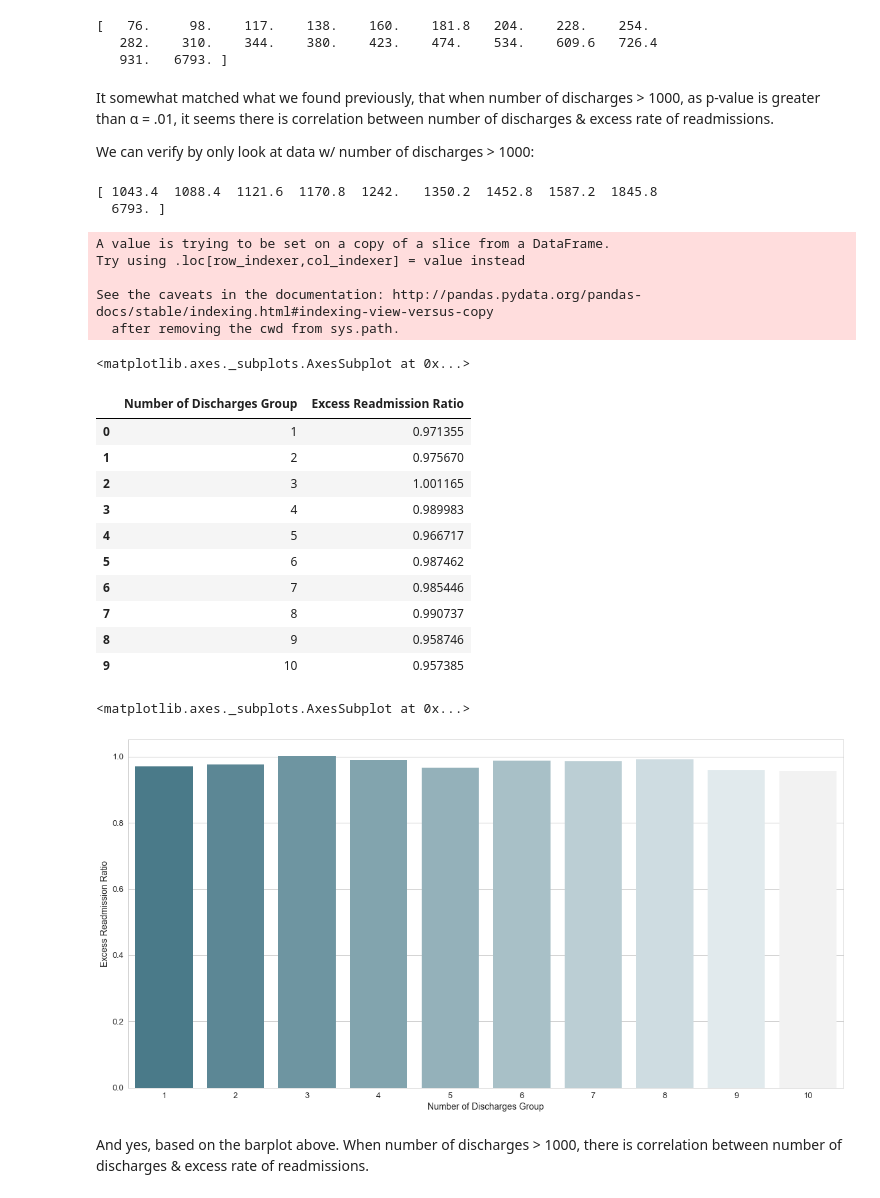
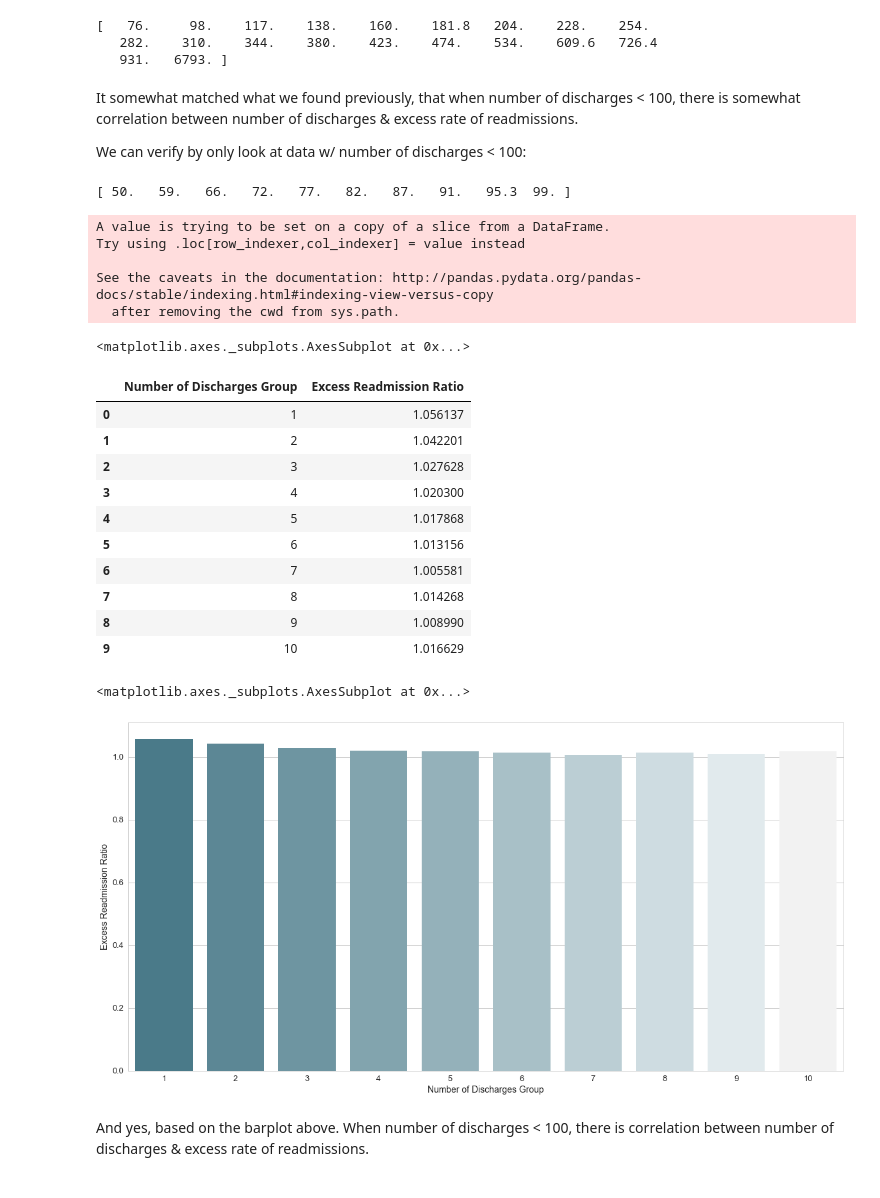
Before and after one commit to nicolechao/springboard-data-science, a Jupyter notebook: Mini Projects and Exercises/EDA Hospital Readmit/sliderule_dsi_inferential_statistics_exercise_3.ipynb, the cells around one changed output. Saved outputs shown, nothing was run; the diff lists cells and outputs as text; code cells hidden in the pictures.

```diff
--- a/Mini Projects and Exercises/EDA Hospital Readmit/sliderule_dsi_inferential_statistics_exercise_3.ipynb
+++ b/Mini Projects and Exercises/EDA Hospital Readmit/sliderule_dsi_inferential_statistics_exercise_3.ipynb
@@ -399,18 +440,17 @@ print(pct)
    282.    310.    344.    380.    423.    474.    534.    609.6   726.4
    931.   6793. ]
 # %% [markdown]
-It somewhat matched what we found previously, that when number of discharges > 1000, as p-value is greater than  α  = .01, it seems there is correlation between number of discharges & excess rate of readmissions.
+It somewhat matched what we found previously, that when number of discharges < 100, there is somewhat correlation between number of discharges & excess rate of readmissions.
 
-We can verify by only look at data w/ number of discharges > 1000:
+We can verify by only look at data w/ number of discharges < 100:
 # %%
-pct = np.percentile(sorted(df_more_than_1000['Number of Discharges']), range(10, 110, 10))
+pct = np.percentile(sorted(df_less_than_100['Number of Discharges']), range(10, 110, 10))
 print(pct)
 
-df_more_than_1000['Number of Discharges Group'] = df_more_than_1000['Number of Discharges'].apply(group_by_n_discharges)
-sns.violinplot(x = 'Number of Discharges Group', y = 'Excess Readmission Ratio', data = df_more_than_1000, ax = ax)
+df_less_than_100['Number of Discharges Group'] = df_less_than_100['Number of Discharges'].apply(group_by_n_discharges)
+sns.violinplot(x = 'Number of Discharges Group', y = 'Excess Readmission Ratio', data = df_less_than_100, ax = ax)
 # %% [output]
-[ 1043.4  1088.4  1121.6  1170.8  1242.   1350.2  1452.8  1587.2  1845.8
-  6793. ]
+[ 50.   59.   66.   72.   77.   82.   87.   91.   95.3  99. ]
 A value is trying to be set on a copy of a slice from a DataFrame.
 Try using .loc[row_indexer,col_indexer] = value instead
 
@@ -418,28 +458,28 @@ See the caveats in the documentation: http://pandas.pydata.org/pandas-docs/stabl
   after removing the cwd from sys.path.
 <matplotlib.axes._subplots.AxesSubplot at 0x...>
 # %%
-df_more_than_1000_grouped = df_more_than_1000.groupby('Number of Discharges Group').aggregate(np.mean).reset_index()
-df_more_than_1000_grouped[['Number of Discharges Group', 'Excess Readmission Ratio']]
+df_less_than_100_grouped = df_less_than_100.groupby('Number of Discharges Group').aggregate(np.mean).reset_index()
+df_less_than_100_grouped[['Number of Discharges Group', 'Excess Readmission Ratio']]
 # %% [output]
 |  | Number of Discharges Group | Excess Readmission Ratio |
-| 0 | 1 | 0.971355 |
-| 1 | 2 | 0.975670 |
-| 2 | 3 | 1.001165 |
-| 3 | 4 | 0.989983 |
-| 4 | 5 | 0.966717 |
-| 5 | 6 | 0.987462 |
-| 6 | 7 | 0.985446 |
-| 7 | 8 | 0.990737 |
-| 8 | 9 | 0.958746 |
-| 9 | 10 | 0.957385 |
+| 0 | 1 | 1.056137 |
+| 1 | 2 | 1.042201 |
+| 2 | 3 | 1.027628 |
+| 3 | 4 | 1.020300 |
+| 4 | 5 | 1.017868 |
+| 5 | 6 | 1.013156 |
+| 6 | 7 | 1.005581 |
+| 7 | 8 | 1.014268 |
+| 8 | 9 | 1.008990 |
+| 9 | 10 | 1.016629 |
 # %%
 ax = get_sub_plot()
-sns.barplot(x = 'Number of Discharges Group', y = 'Excess Readmission Ratio', data = df_more_than_1000_grouped, ax = ax)
+sns.barplot(x = 'Number of Discharges Group', y = 'Excess Readmission Ratio', data = df_less_than_100_grouped, ax = ax)
 # %% [output]
 <matplotlib.axes._subplots.AxesSubplot at 0x...>
-[figure, old version]
+[figure, new version]
 # %% [markdown]
-And yes, based on the barplot above. When number of discharges > 1000, there is correlation between number of discharges & excess rate of readmissions.
+And yes, based on the barplot above. When number of discharges < 100, there is correlation between number of discharges & excess rate of readmissions.
 # %% [markdown]
 So let's revisit the 1st question:
 
```
Also changed, not shown: parts of 21 cells of this notebook.
